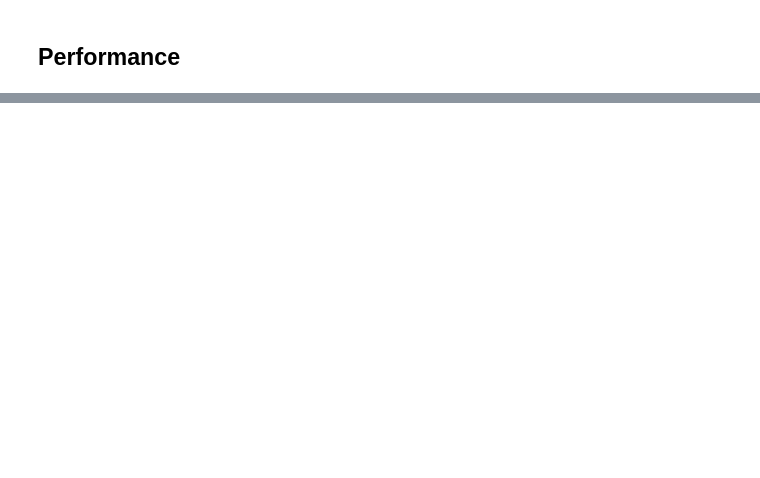
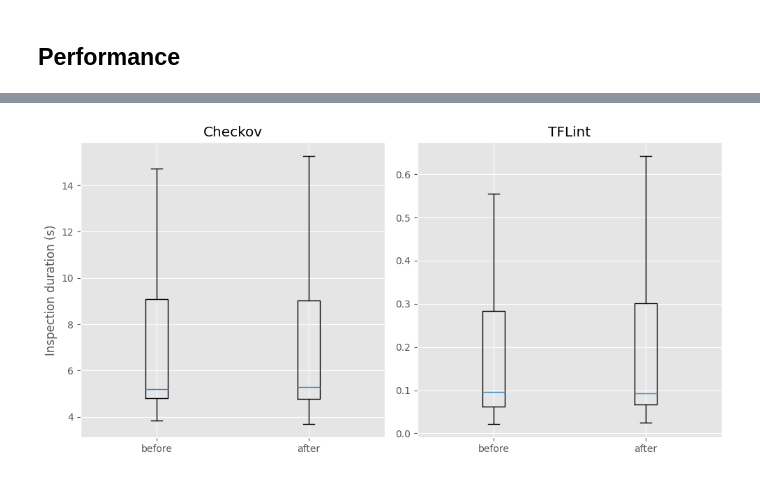
Before and after one commit to InputUsername/iac-cost-linters, a Jupyter notebook: 4-evaluation/evaluation.ipynb, the cells around one changed output, grey strips where cells are left out. Saved outputs shown, nothing was run; the diff lists cells and outputs as text; code cells hidden in the pictures; blank space fills up the shorter version.

```diff
--- a/4-evaluation/evaluation.ipynb
+++ b/4-evaluation/evaluation.ipynb
@@ -545,0 +430,18 @@ plt.show()
+# %%
+fig, (ax1, ax2) = plt.subplots(1, 2, figsize=(12, 6))
+
+keys = list(checkov_perf.keys())
+
+ax1.boxplot(list(checkov_perf.values()), showfliers=False)
+ax1.set_title('Checkov')
+ax1.set_xticklabels(keys)
+ax1.set_ylabel('Inspection duration (s)')
+
+ax2.boxplot(list(tflint_perf.values()), showfliers=False)
+ax2.set_title('TFLint')
+ax2.set_xticklabels(keys)
+
+plt.tight_layout()
+plt.show()
+# %% [output]
+[figure, added]
```
Also changed, not shown: parts of 19 cells of this notebook, 3 other files.
